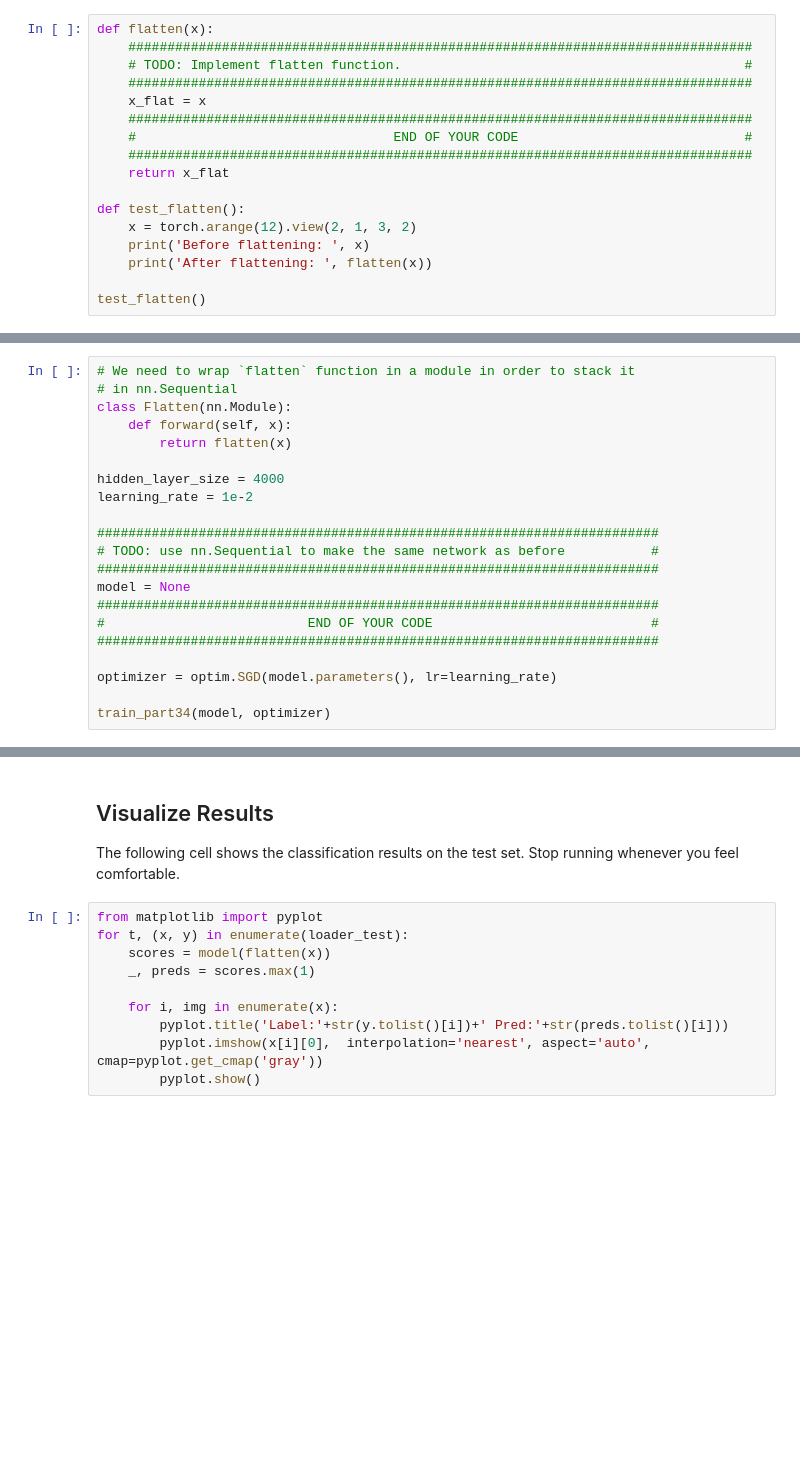
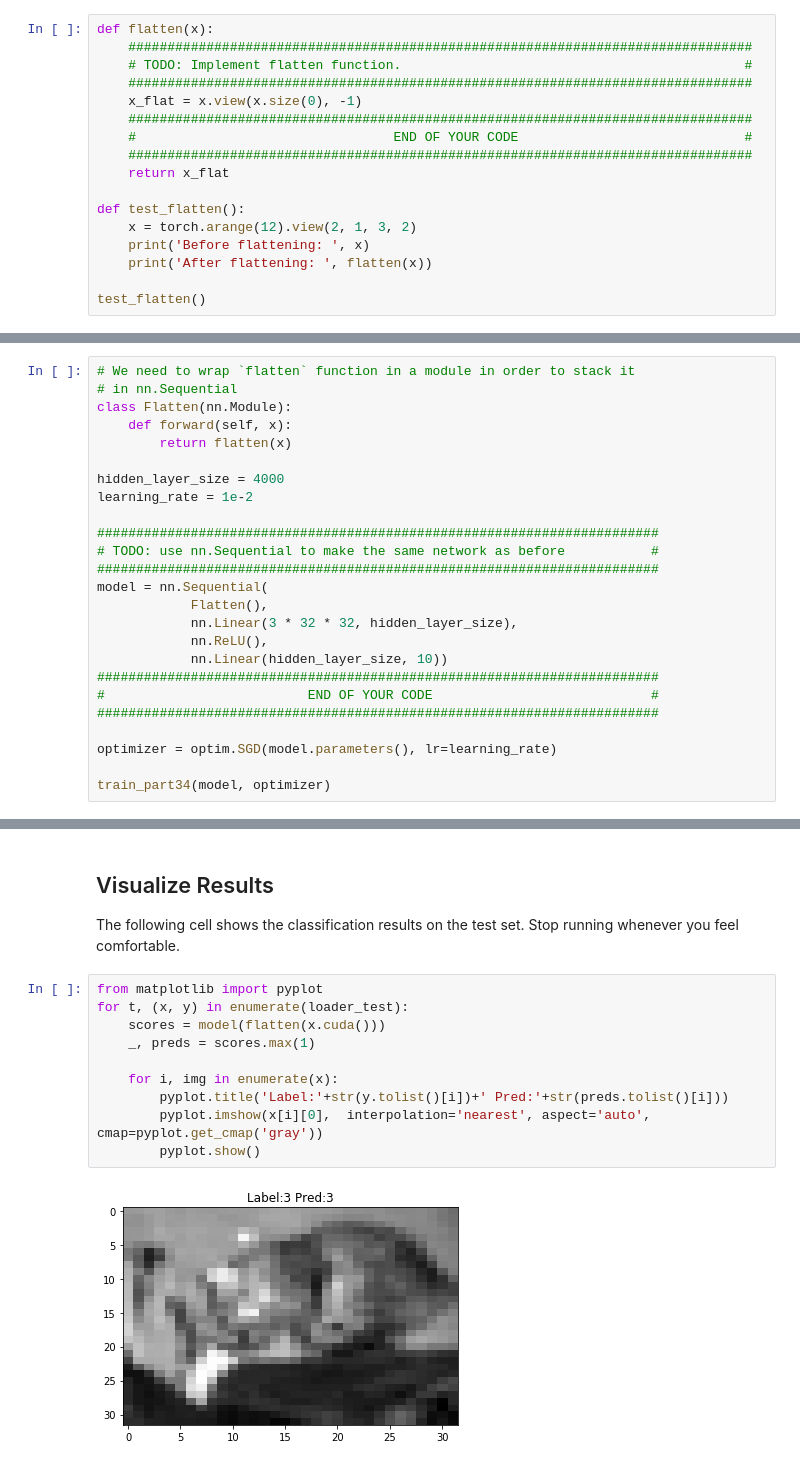
Before and after one commit to liberium/deeppavlov-dl-in-nlp-class-solutions, a Jupyter notebook: assignment-0-pytorch/PyTorch.ipynb, the cells around one changed output, grey strips where cells are left out. Saved outputs shown, nothing was run; the diff lists cells and outputs as text; blank space fills up the shorter version.

```diff
--- a/assignment-0-pytorch/PyTorch.ipynb
+++ b/assignment-0-pytorch/PyTorch.ipynb
@@ -130,7 +136,7 @@ def flatten(x):
     ################################################################################
     # TODO: Implement flatten function.                                            #
     ################################################################################
-    x_flat = x
+    x_flat = x.view(x.size(0), -1)
     ################################################################################
     #                                 END OF YOUR CODE                             #
     ################################################################################
@@ -536,7 +603,11 @@ learning_rate = 1e-2
 ########################################################################
 # TODO: use nn.Sequential to make the same network as before           #
 ########################################################################
-model = None
+model = nn.Sequential(
+            Flatten(),
+            nn.Linear(3 * 32 * 32, hidden_layer_size),
+            nn.ReLU(),
+            nn.Linear(hidden_layer_size, 10))
 ########################################################################
 #                          END OF YOUR CODE                            #
 ########################################################################
@@ -551,10 +640,12 @@ The following cell shows the classification results on the test set. Stop runnin
 # %%
 from matplotlib import pyplot
 for t, (x, y) in enumerate(loader_test):
-    scores = model(flatten(x))
+    scores = model(flatten(x.cuda()))
     _, preds = scores.max(1)
 
     for i, img in enumerate(x):
         pyplot.title('Label:'+str(y.tolist()[i])+' Pred:'+str(preds.tolist()[i]))
         pyplot.imshow(x[i][0],  interpolation='nearest', aspect='auto', cmap=pyplot.get_cmap('gray'))
         pyplot.show()
+# %% [output]
+[figure, added]
```
Also changed, not shown: parts of 14 cells of this notebook.
